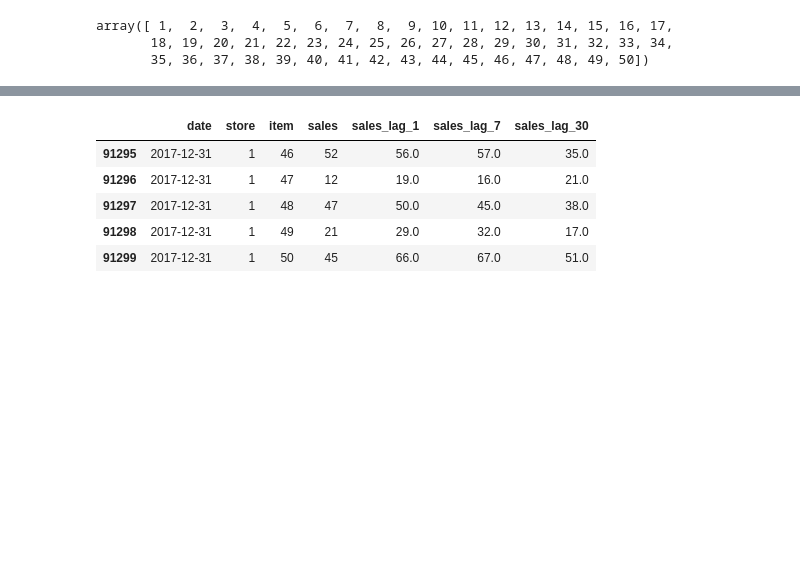
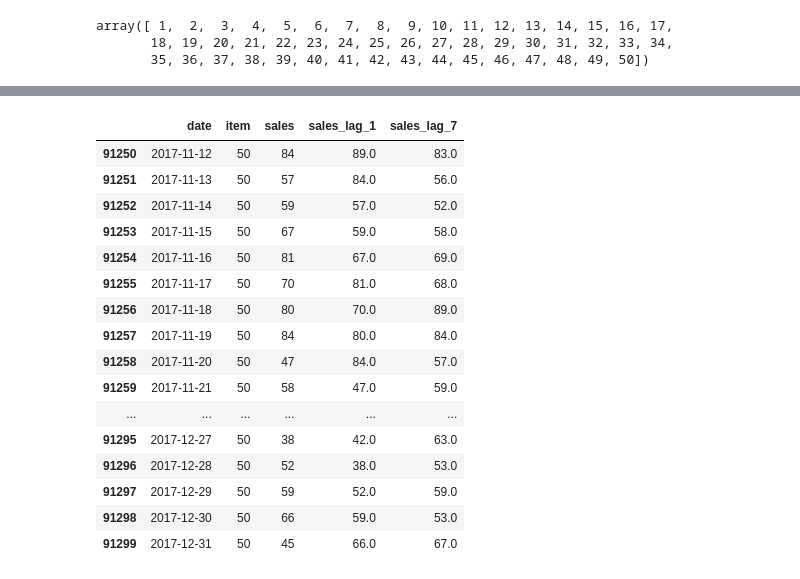
Before and after one commit to AsenDulakshanaKavinda/ecommerce-pricing-agents, a Jupyter notebook: python-services/forecast-agent/src/forecast_agent/notebook.ipynb, the cells around one changed output, grey strips where cells are left out. Cells and saved outputs as stored; diff of their text form; code cells hidden in the pictures; blank space fills up the shorter version.

```diff
--- a/python-services/forecast-agent/src/forecast_agent/notebook.ipynb
+++ b/python-services/forecast-agent/src/forecast_agent/notebook.ipynb
@@ -37,3 +39,5 @@ memory usage: 2.8 MB
+# %%
+dataset = dataset.drop(columns=["store"])
 # %%
 dataset["item"].unique()
 # %% [output]
@@ -41,7 +45,7 @@ array([ 1,  2,  3,  4,  5,  6,  7,  8,  9, 10, 11, 12, 13, 14, 15, 16, 17,
        18, 19, 20, 21, 22, 23, 24, 25, 26, 27, 28, 29, 30, 31, 32, 33, 34,
        35, 36, 37, 38, 39, 40, 41, 42, 43, 44, 45, 46, 47, 48, 49, 50])
 # %%
-dataset = dataset.sort_values(["date", "item"]).reset_index(drop=True)
+# dataset = dataset.sort_values(["date", "item"]).reset_index(drop=True)
 # %%
 dataset.head()
 # %% [output]
@@ -54,17 +58,35 @@ dataset.head()
 # %%
 # 2. Grouped feature engineering
-dataset["sales_lag_1"] = dataset.groupby(["store", "item"])["sales"].shift(1)
-dataset["sales_lag_7"] = dataset.groupby(["store", "item"])["sales"].shift(7)
-dataset["sales_lag_30"] = dataset.groupby(["store", "item"])["sales"].shift(30)
+# dataset["sales_lag_1"] = dataset.groupby(["item"])["sales"].shift(1)
+# dataset["sales_lag_7"] = dataset.groupby(["item"])["sales"].shift(7)
+# dataset["sales_lag_30"] = dataset.groupby(["item"])["sales"].shift(30)
+# %%
+# 1. Sort chronologically per item
+dataset =dataset.sort_values(['item', 'date']).reset_index(drop=True)
+
+# 2. Calculate lags strictly within each item group
+dataset['sales_lag_1'] =dataset.groupby('item')['sales'].shift(1)
+dataset['sales_lag_7'] =dataset.groupby('item')['sales'].shift(7)
 # %%
-dataset.tail()
+dataset.tail(50)
 # %% [output]
-|  | date | store | item | sales | sales_lag_1 | sales_lag_7 | sales_lag_30 |
-| 91295 | 2017-12-31 | 1 | 46 | 52 | 56.0 | 57.0 | 35.0 |
-| 91296 | 2017-12-31 | 1 | 47 | 12 | 19.0 | 16.0 | 21.0 |
-| 91297 | 2017-12-31 | 1 | 48 | 47 | 50.0 | 45.0 | 38.0 |
-| 91298 | 2017-12-31 | 1 | 49 | 21 | 29.0 | 32.0 | 17.0 |
-| 91299 | 2017-12-31 | 1 | 50 | 45 | 66.0 | 67.0 | 51.0 |
+|  | date | item | sales | sales_lag_1 | sales_lag_7 |
+| 91250 | 2017-11-12 | 50 | 84 | 89.0 | 83.0 |
+| 91251 | 2017-11-13 | 50 | 57 | 84.0 | 56.0 |
+| 91252 | 2017-11-14 | 50 | 59 | 57.0 | 52.0 |
+| 91253 | 2017-11-15 | 50 | 67 | 59.0 | 58.0 |
+| 91254 | 2017-11-16 | 50 | 81 | 67.0 | 69.0 |
+| 91255 | 2017-11-17 | 50 | 70 | 81.0 | 68.0 |
+| 91256 | 2017-11-18 | 50 | 80 | 70.0 | 89.0 |
+| 91257 | 2017-11-19 | 50 | 84 | 80.0 | 84.0 |
+| 91258 | 2017-11-20 | 50 | 47 | 84.0 | 57.0 |
+| 91259 | 2017-11-21 | 50 | 58 | 47.0 | 59.0 |
+| ... | ... | ... | ... | ... | ... |
+| 91295 | 2017-12-27 | 50 | 38 | 42.0 | 63.0 |
+| 91296 | 2017-12-28 | 50 | 52 | 38.0 | 53.0 |
+| 91297 | 2017-12-29 | 50 | 59 | 52.0 | 59.0 |
+| 91298 | 2017-12-30 | 50 | 66 | 59.0 | 53.0 |
+| 91299 | 2017-12-31 | 50 | 45 | 66.0 | 67.0 |
 # %%
 dataset.drop(columns=["store"])
 # %% [output]
```
Also changed, not shown: parts of 10 cells of this notebook, 25 other files.
